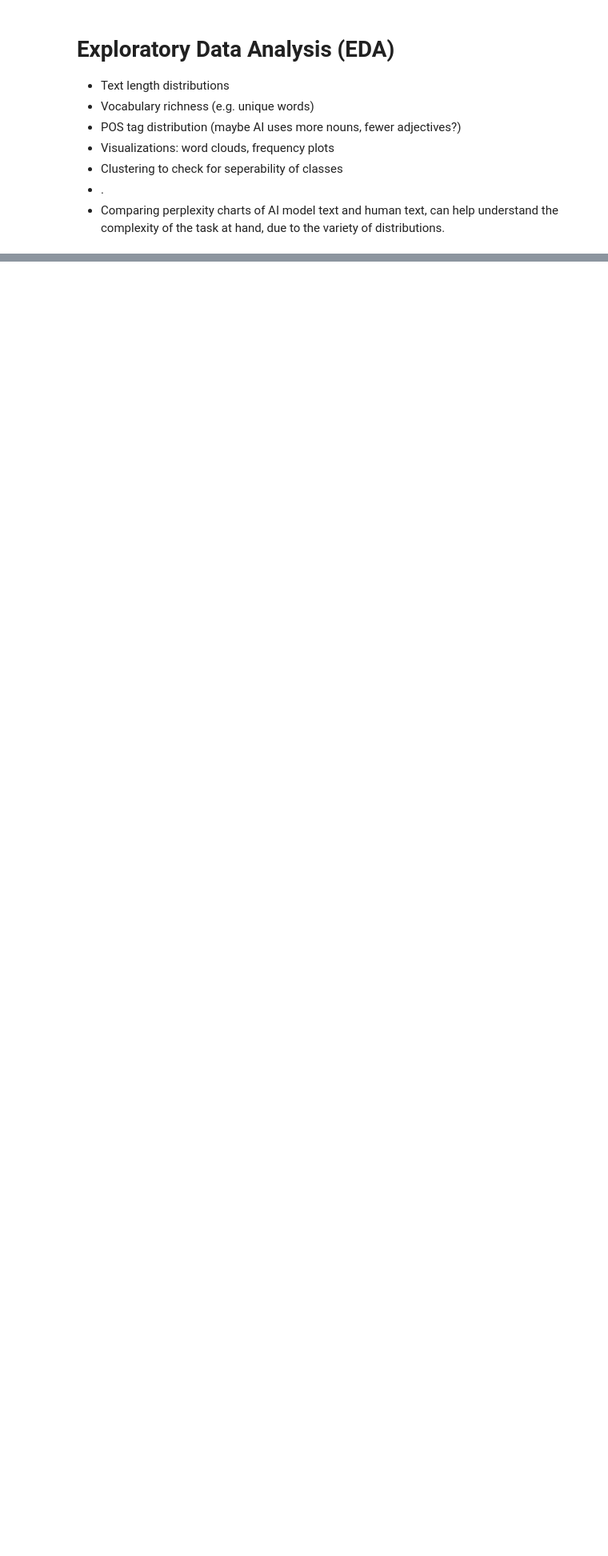
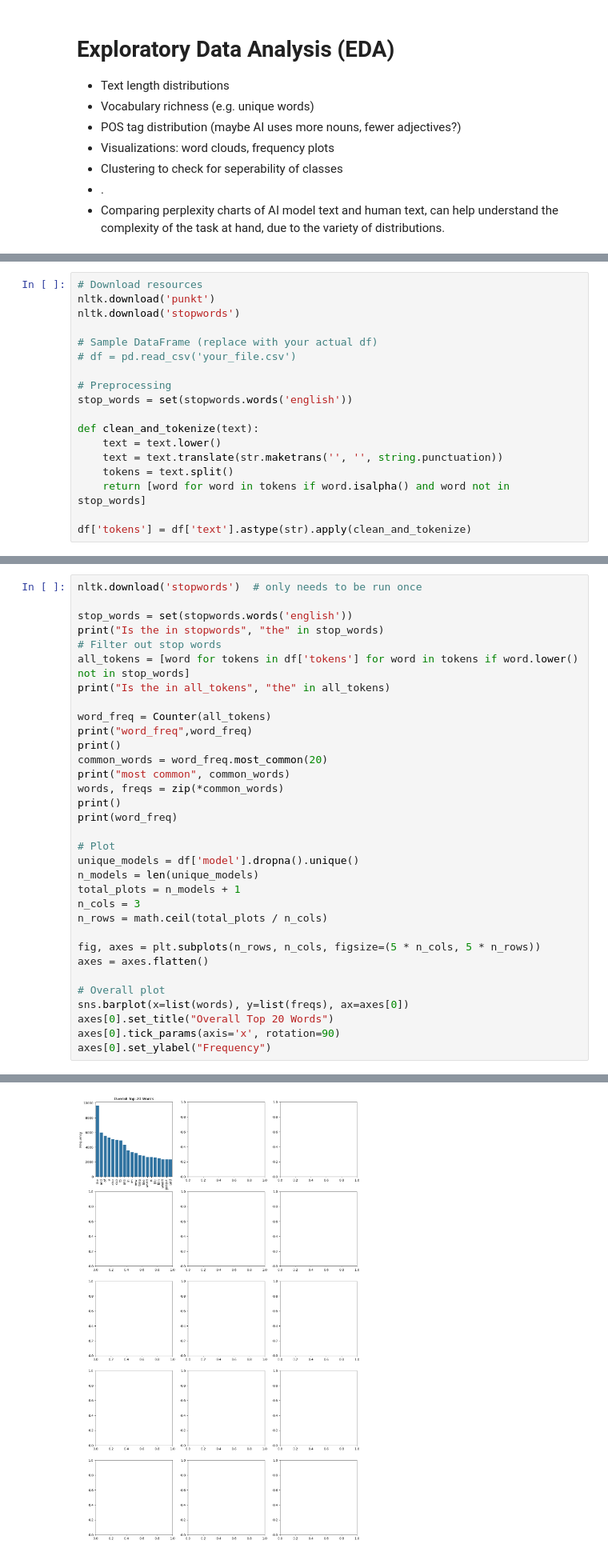
Before and after one commit to Yuzper/AML_MiniProject, a Jupyter notebook: AI Text Detection.ipynb, the cells around one changed output, grey strips where cells are left out. Shown at 80% size. Drawn from its saved outputs; the diff is of its cells as text; blank space fills up the shorter version.

```diff
--- a/AI Text Detection.ipynb
+++ b/AI Text Detection.ipynb
@@ -218,0 +378,18 @@ BERT embeddings + handcrafted features like:
+# %%
+# Download resources
+nltk.download('punkt')
+nltk.download('stopwords')
+
+# Sample DataFrame (replace with your actual df)
+# df = pd.read_csv('your_file.csv')
+
+# Preprocessing
+stop_words = set(stopwords.words('english'))
+
+def clean_and_tokenize(text):
+    text = text.lower()
+    text = text.translate(str.maketrans('', '', string.punctuation))
+    tokens = text.split()
+    return [word for word in tokens if word.isalpha() and word not in stop_words]
+
+df['tokens'] = df['text'].astype(str).apply(clean_and_tokenize)
@@ -218,0 +418,34 @@ BERT embeddings + handcrafted features like:
+# %%
+nltk.download('stopwords')  # only needs to be run once
+
+stop_words = set(stopwords.words('english'))
+print("Is the in stopwords", "the" in stop_words)
+# Filter out stop words
+all_tokens = [word for tokens in df['tokens'] for word in tokens if word.lower() not in stop_words]
+print("Is the in all_tokens", "the" in all_tokens)
+
+word_freq = Counter(all_tokens)
+print("word_freq",word_freq)
+print()
+common_words = word_freq.most_common(20)
+print("most common", common_words)
+words, freqs = zip(*common_words)
+print()
+print(word_freq)
+
+# Plot
+unique_models = df['model'].dropna().unique()
+n_models = len(unique_models)
+total_plots = n_models + 1
+n_cols = 3
+n_rows = math.ceil(total_plots / n_cols)
+
+fig, axes = plt.subplots(n_rows, n_cols, figsize=(5 * n_cols, 5 * n_rows))
+axes = axes.flatten()
+
+# Overall plot
+sns.barplot(x=list(words), y=list(freqs), ax=axes[0])
+axes[0].set_title("Overall Top 20 Words")
+axes[0].tick_params(axis='x', rotation=90)
+axes[0].set_ylabel("Frequency")
+# %% [output]
@@ -218,0 +459 @@ BERT embeddings + handcrafted features like:
+[figure, added]
```
Also changed, not shown: parts of 21 cells of this notebook.
